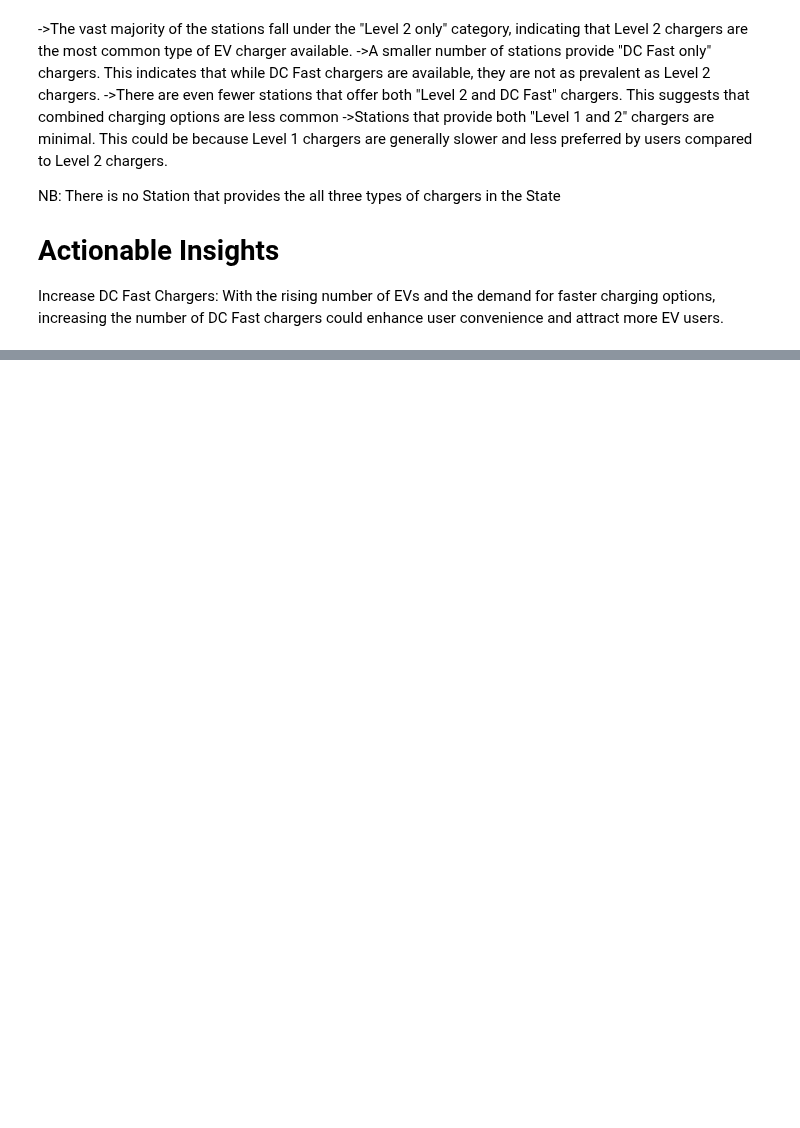
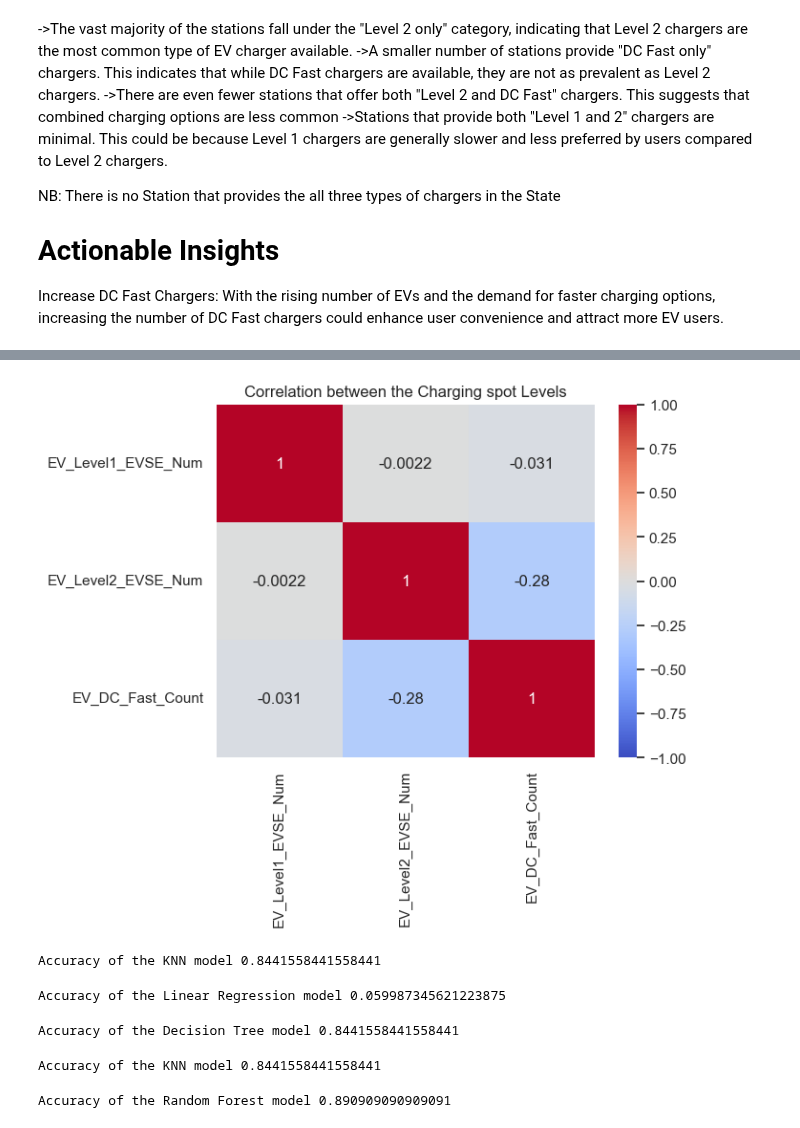
Before and after one commit to Hillal-cell/EV_Station, a Jupyter notebook: final_project.ipynb, the cells around one changed output, grey strips where cells are left out. Cells and saved outputs as stored; diff of their text form; code cells hidden in the pictures; blank space fills up the shorter version.

```diff
--- a/final_project.ipynb
+++ b/final_project.ipynb
@@ -624,0 +713,76 @@ Increase DC Fast Chargers: With the rising number of EVs and the demand for fast
+# %%
+# correlation between the different Charging spot levels
+x = df[['EV_Level1_EVSE_Num','EV_Level2_EVSE_Num','EV_DC_Fast_Count']]
+sns.heatmap(x.corr(), annot=True, cmap='coolwarm',vmax=1,vmin=-1)
+plt.title('Correlation between the Charging spot Levels')
+plt.show()
+# %% [output]
+[figure, added]
+# %%
+
+# print(df['City'].value_counts().to_string())
+
+# predictions for the growth of EV charging infrastructure
+# Our Expectations
+# 1. The number of EV charging stations will increase in the future.
+# 2. The number of DC fast charging stations will increase more rapidly than the other two levels.
+
+from sklearn.model_selection import train_test_split
+from sklearn.preprocessing import StandardScaler, MinMaxScaler
+from sklearn.ensemble import RandomForestClassifier
+from sklearn.linear_model import  LinearRegression
+from sklearn.neighbors import KNeighborsClassifier
+from sklearn.tree import DecisionTreeClassifier
+from sklearn.metrics import mean_squared_error, r2_score,confusion_matrix,accuracy_score
+from sklearn.model_selection import cross_val_score ,KFold,StratifiedKFold
+
+
+# Split the data into features and target
+X = df[['EV_Level1_EVSE_Num','EV_Level2_EVSE_Num']]
+y = df['EV_DC_Fast_Count']
+
+# Split the data into training and testing sets
+X_train, X_test, y_train, y_test = train_test_split(X, y, test_size=0.2, random_state=42)
+
+# Standardize the features
+scaler = StandardScaler()
+X_train = scaler.fit_transform(X_train)
+X_test = scaler.transform(X_test)
+model = RandomForestClassifier(n_estimators=100, random_state=42)
+model.fit(X_train, y_train)
+y_pred = model.predict(X_test)
+print('Accuracy of the KNN model',accuracy_score(y_test, y_pred))
+# %% [output]
+Accuracy of the KNN model 0.8441558441558441
+# %%
+model = LinearRegression()
+model.fit(X_train, y_train)
+y_pred = model.predict(X_test)
+# print('Mean Squared Error of the Linear Regression model',mean_squared_error(y_test, y_pred))
+# print('R2 Score of the Linear Regression model',r2_score(y_test, y_pred))
+print('Accuracy of the Linear Regression model',model.score(X_test, y_test))
+# %% [output]
+Accuracy of the Linear Regression model 0.059987345621223875
+# %%
+# model = KFold(n_splits=5, shuffle=True, random_state=42)
+model = DecisionTreeClassifier(random_state=42)
+model.fit(X_train, y_train)
+y_pred = model.predict(X_test)
+print('Accuracy of the Decision Tree model',accuracy_score(y_test, y_pred))
+# %% [output]
+Accuracy of the Decision Tree model 0.8441558441558441
+# %%
+model = KNeighborsClassifier(n_neighbors=5)
+model.fit(X_train, y_train)
+y_pred = model.predict(X_test)
+print('Accuracy of the KNN model',accuracy_score(y_test, y_pred))
+# %% [output]
+Accuracy of the KNN model 0.8441558441558441
+# %%
+# cross validation with stratified kfold
+StratifiedKFold = StratifiedKFold(n_splits=5, shuffle=True, random_state=42)
+model = RandomForestClassifier(n_estimators=100, random_state=42)
+scores = cross_val_score(model, X, y, cv=StratifiedKFold)
+print('Accuracy of the Random Forest model',scores.mean())
+# %% [output]
+Accuracy of the Random Forest model 0.890909090909091
```
Also changed, not shown: parts of 16 cells of this notebook, 3 other files.
